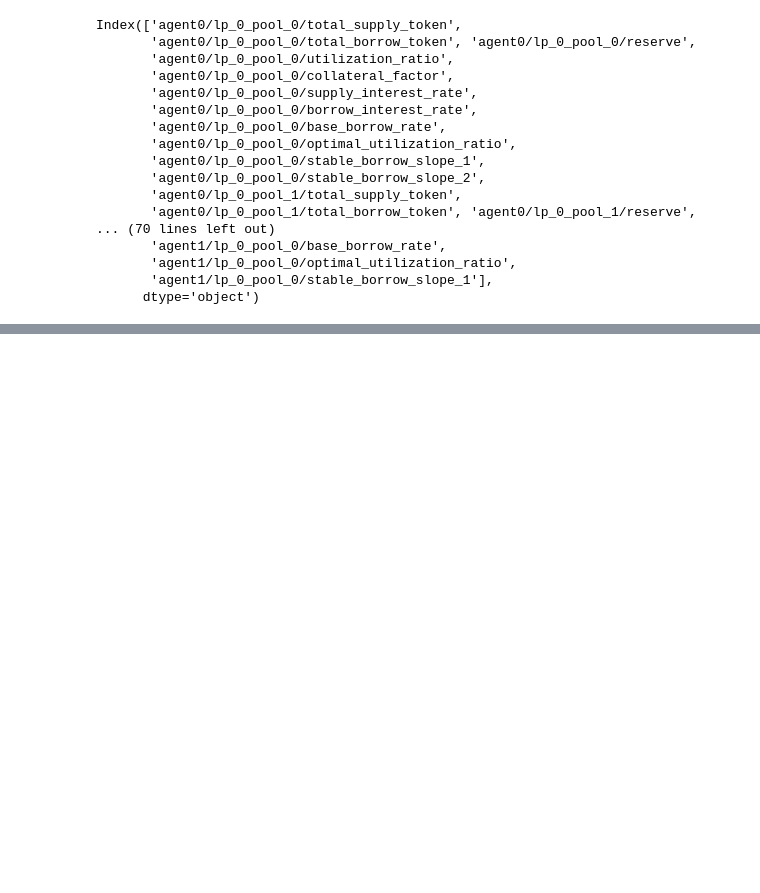
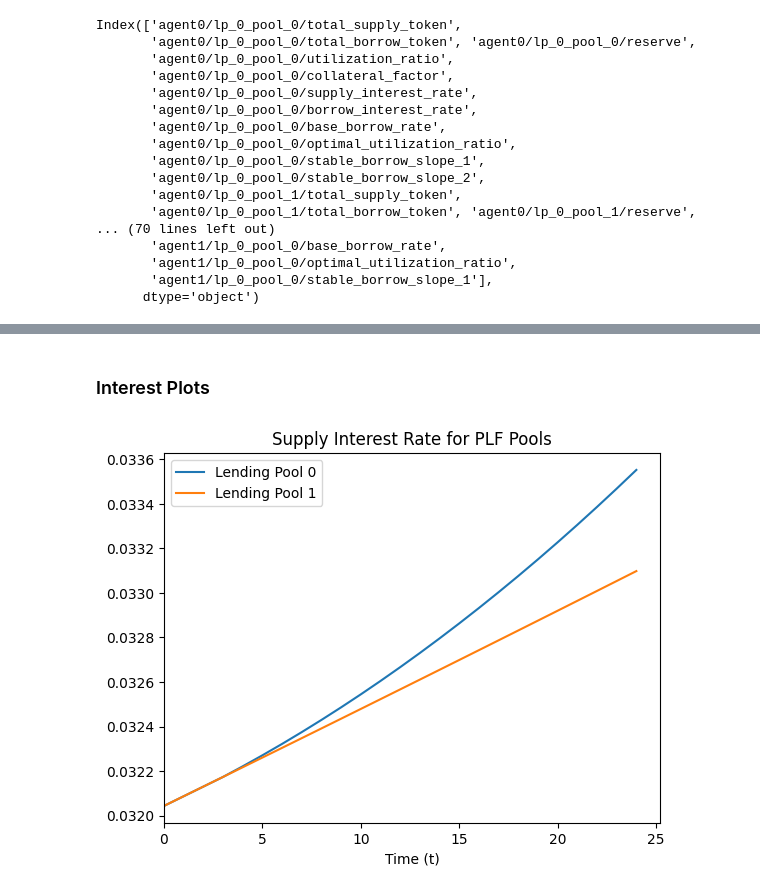
Before and after one commit to buehrerc/MAAC-auto-gov, a Jupyter notebook: analysis/generate_plots.ipynb, the cells around one changed output, grey strips where cells are left out. Drawn from its saved outputs; the diff is of its cells as text; code cells hidden in the pictures; blank space fills up the shorter version.

```diff
--- a/analysis/generate_plots.ipynb
+++ b/analysis/generate_plots.ipynb
@@ -157,3 +170,21 @@ fig.savefig(f"./plots/session_{session_id}_borrow_interest_rate")
+# %% [markdown]
+### Interest Plots
+# %%
+fig, ax = plt.subplots()
+
+df_plot = df[['agent0/lp_0_pool_0/supply_interest_rate', 'agent0/lp_0_pool_1/supply_interest_rate']].copy(deep=True)
+df_plot.columns = ['Lending Pool 0', 'Lending Pool 1']
+df_plot.plot(ax=ax)
+ax.set_title("Supply Interest Rate for PLF Pools")
+ax.set(xlabel="Time (t)")
+ax.set_xlim(0,None)
+fig.savefig(f"./plots/session_{session_id}_supply_interest_rate")
+
+# ax2 = ax1.twinx()
+# df['agent0/lp_0_pool_1/agent_2_supply'].plot(ax=ax2, colormap='cool')
+# df['agent0/lp_1_pool_1/agent_2_supply'].plot(ax=ax2, colormap='hot')
+# %% [output]
+[figure, added]
 # %%
 fig, ax = plt.subplots()
 
```
Also changed, not shown: parts of 8 cells of this notebook, 11 other files.
